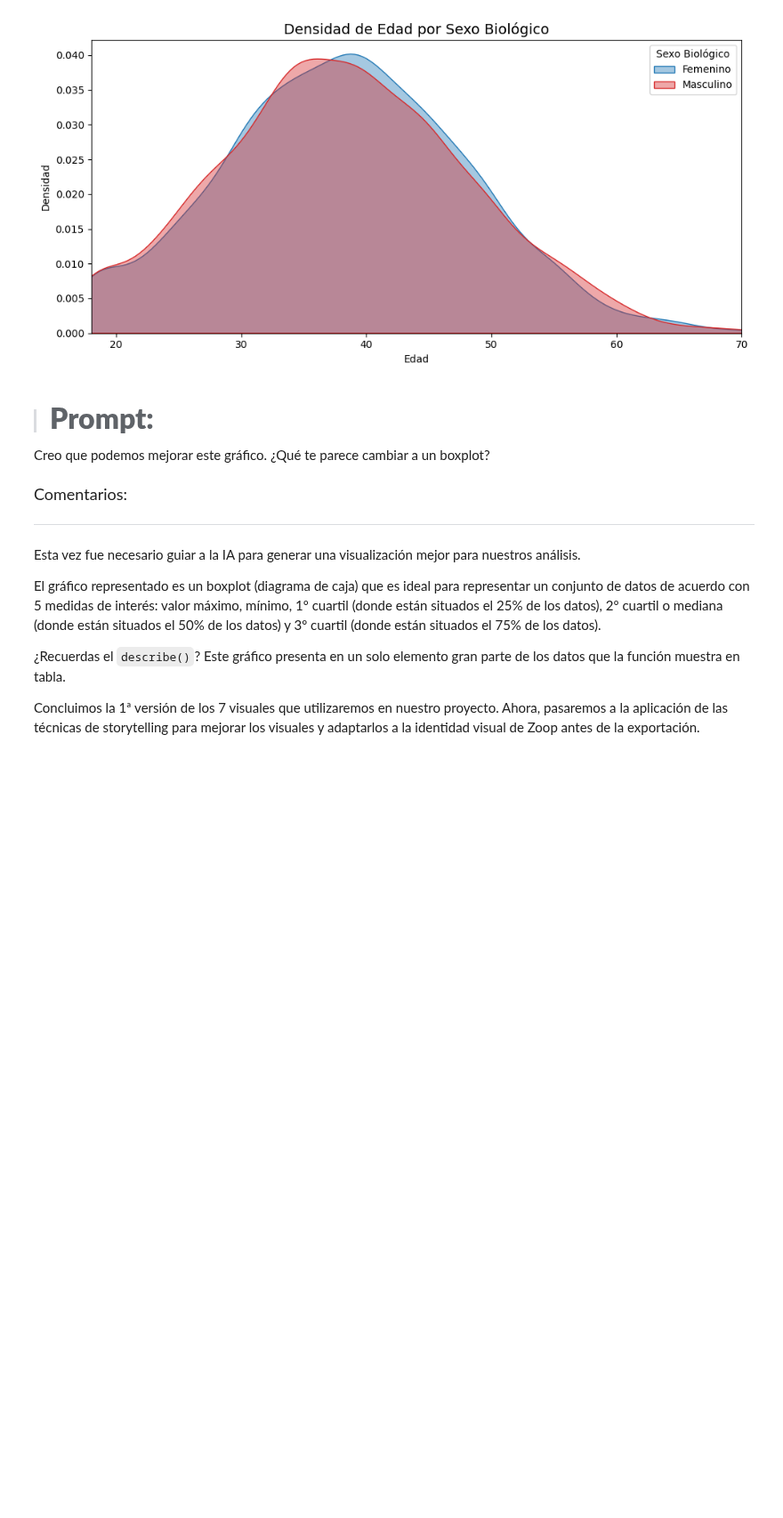
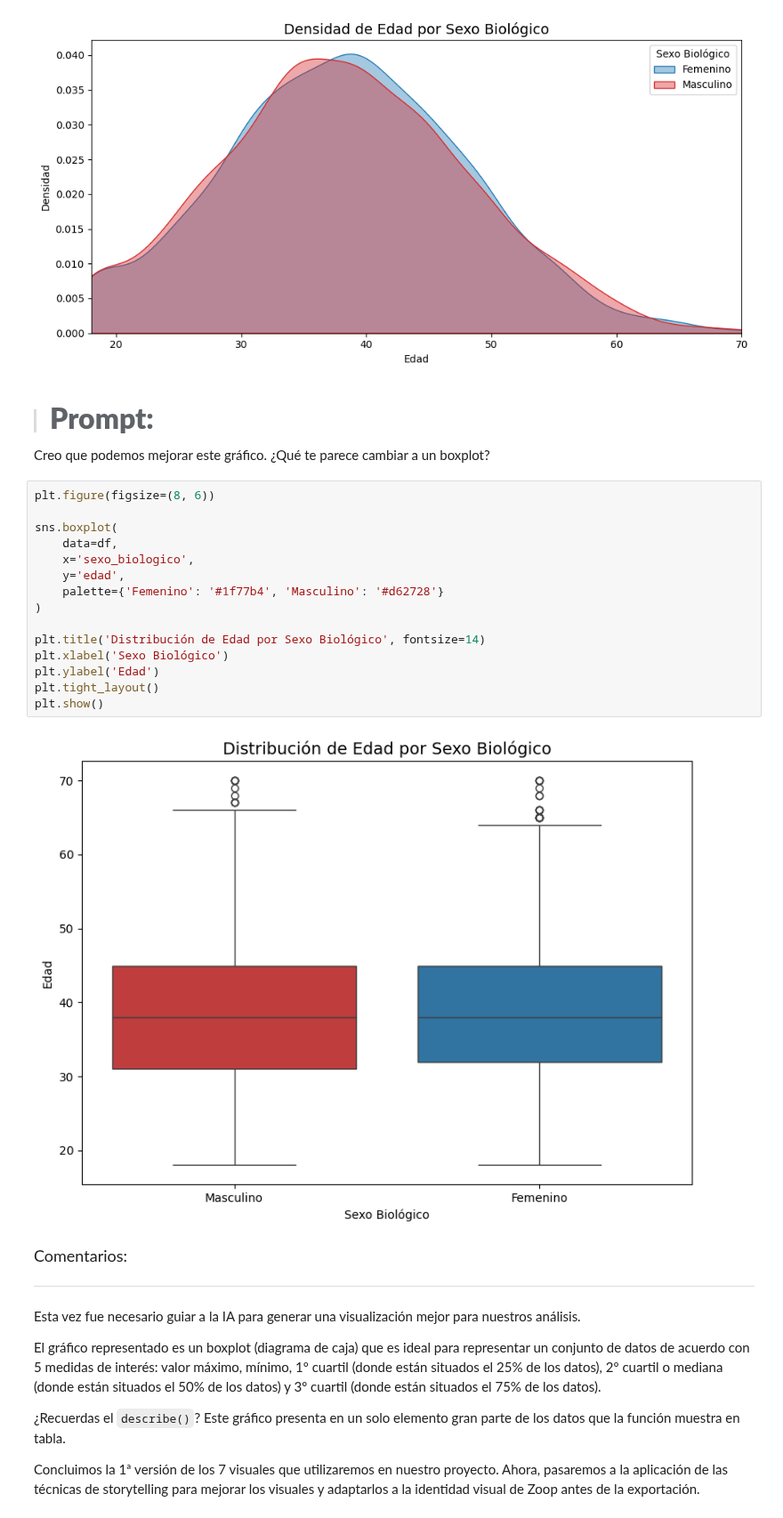
Before and after one commit to Monica-Restrepo/clases-programacion, a Jupyter notebook: ia_aplicada_a_ciencia_de_datos.ipynb, the cells around one changed output. Shown at 89% size. Saved outputs shown, nothing was run; the diff lists cells and outputs as text; blank space fills up the shorter version.

```diff
--- a/ia_aplicada_a_ciencia_de_datos.ipynb
+++ b/ia_aplicada_a_ciencia_de_datos.ipynb
@@ -944,6 +944,23 @@ plt.show()
 > #### <strong><font color="7b71ff" size=6>Prompt:</font></strong>
 
 Creo que podemos mejorar este gráfico. ¿Qué te parece cambiar a un boxplot?
+# %%
+plt.figure(figsize=(8, 6))
+
+sns.boxplot(
+    data=df,
+    x='sexo_biologico',
+    y='edad',
+    palette={'Femenino': '#1f77b4', 'Masculino': '#d62728'}
+)
+
+plt.title('Distribución de Edad por Sexo Biológico', fontsize=14)
+plt.xlabel('Sexo Biológico')
+plt.ylabel('Edad')
+plt.tight_layout()
+plt.show()
+# %% [output]
+[figure, added]
 # %% [markdown]
 <font color="7b71ff" size=4> Comentarios: </font>
 
```
